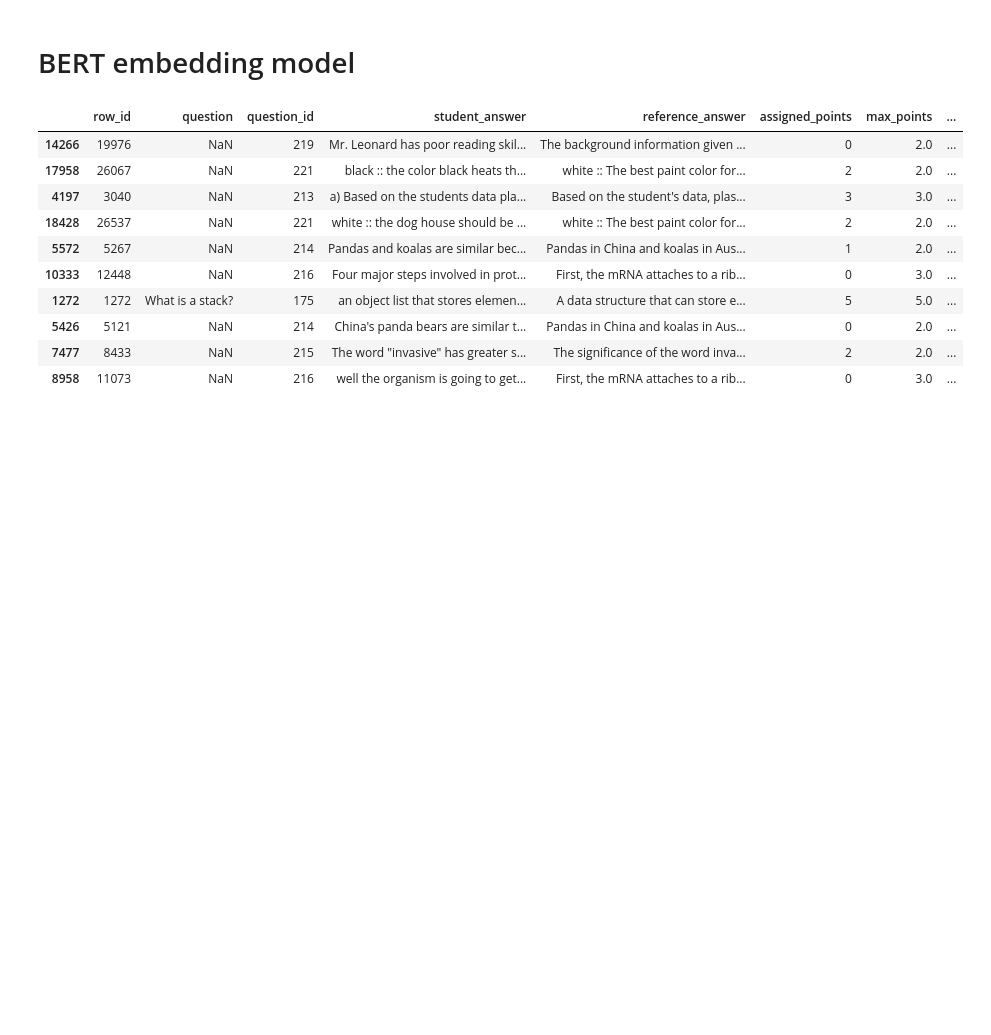
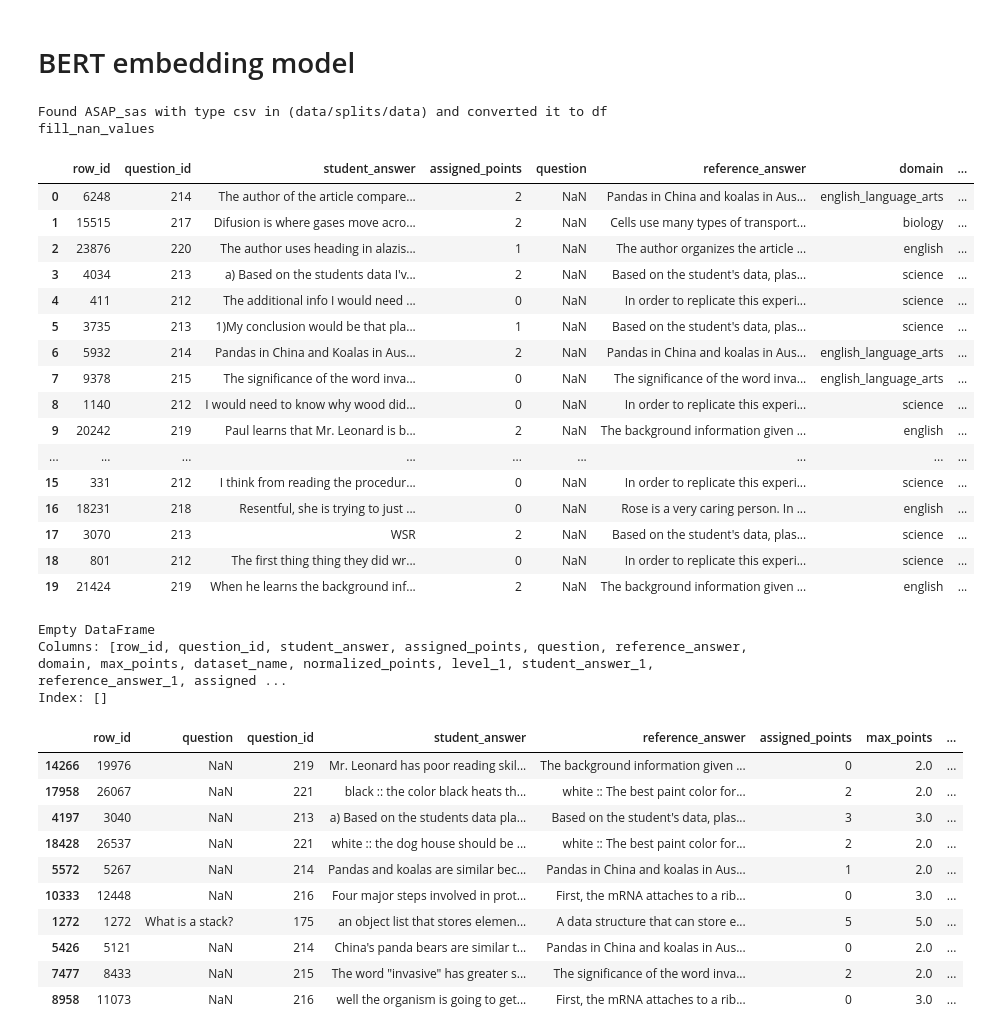
Before and after one commit to OlafVrijmoet/Thesis, a Jupyter notebook: for_testing.ipynb, the cells around one changed output. Cells and saved outputs as stored; diff of their text form; code cells hidden in the pictures; blank space fills up the shorter version.

```diff
--- a/for_testing.ipynb
+++ b/for_testing.ipynb
@@ -145,6 +145,47 @@ from services.string_array import str_to_array
 from scipy.spatial.distance import cosine
 
 1 - cosine(str_to_array(df_BERT.iloc[0]["student_answer"])[0], str_to_array(df_BERT.iloc[0]["student_answer"])[0])
+# %%
+from performance_tracking.classes.Dataset_api import Dataset_api
+
+dataset = Dataset_api(
+    dir="data/splits/data",
+    file_name="ASAP_sas",
+    seed=42,
+    shots=3 # DO NOT CHANGE UNTILL FINISHED WITH RUN THROUGH ALL DATASETS!
+)
+
+dataset.split_datasets()
+# %% [output]
+Found ASAP_sas with type csv in (data/splits/data) and converted it to df
+fill_nan_values
+# %%
+dataset["validation"].head(20)
+# %% [output]
+|  | row_id | question_id | student_answer | assigned_points | question | reference_answer | domain | ... |
+| 0 | 6248 | 214 | The author of the article compare... | 2 | NaN | Pandas in China and koalas in Aus... | english_language_arts | ... |
+| 1 | 15515 | 217 | Difusion is where gases move acro... | 2 | NaN | Cells use many types of transport... | biology | ... |
+| 2 | 23876 | 220 | The author uses heading in alazis... | 1 | NaN | The author organizes the article ... | english | ... |
+| 3 | 4034 | 213 | a) Based on the students data I'v... | 2 | NaN | Based on the student's data, plas... | science | ... |
+| 4 | 411 | 212 | The additional info I would need ... | 0 | NaN | In order to replicate this experi... | science | ... |
+| 5 | 3735 | 213 | 1)My conclusion would be that pla... | 1 | NaN | Based on the student's data, plas... | science | ... |
+| 6 | 5932 | 214 | Pandas in China and Koalas in Aus... | 2 | NaN | Pandas in China and koalas in Aus... | english_language_arts | ... |
+| 7 | 9378 | 215 | The significance of the word inva... | 0 | NaN | The significance of the word inva... | english_language_arts | ... |
+| 8 | 1140 | 212 | I would need to know why wood did... | 0 | NaN | In order to replicate this experi... | science | ... |
+| 9 | 20242 | 219 | Paul learns that Mr. Leonard is b... | 2 | NaN | The background information given ... | english | ... |
+| ... | ... | ... | ... | ... | ... | ... | ... | ... |
+| 15 | 331 | 212 | I think from reading the procedur... | 0 | NaN | In order to replicate this experi... | science | ... |
+| 16 | 18231 | 218 | Resentful, she is trying to just ... | 0 | NaN | Rose is a very caring person. In ... | english | ... |
+| 17 | 3070 | 213 | WSR | 2 | NaN | Based on the student's data, plas... | science | ... |
+| 18 | 801 | 212 | The first thing thing they did wr... | 0 | NaN | In order to replicate this experi... | science | ... |
+| 19 | 21424 | 219 | When he learns the background inf... | 2 | NaN | The background information given ... | english | ... |
+# %%
+nan_rows = dataset["validation"][dataset["validation"]['reference_answer_3'].isna()]
+print(nan_rows)
+# %% [output]
+Empty DataFrame
+Columns: [row_id, question_id, student_answer, assigned_points, question, reference_answer, domain, max_points, dataset_name, normalized_points, level_1, student_answer_1, reference_answer_1, assigned ...
+Index: []
 # %%
 import pandas as pd
 
```
Also changed, not shown: 47 other files.
